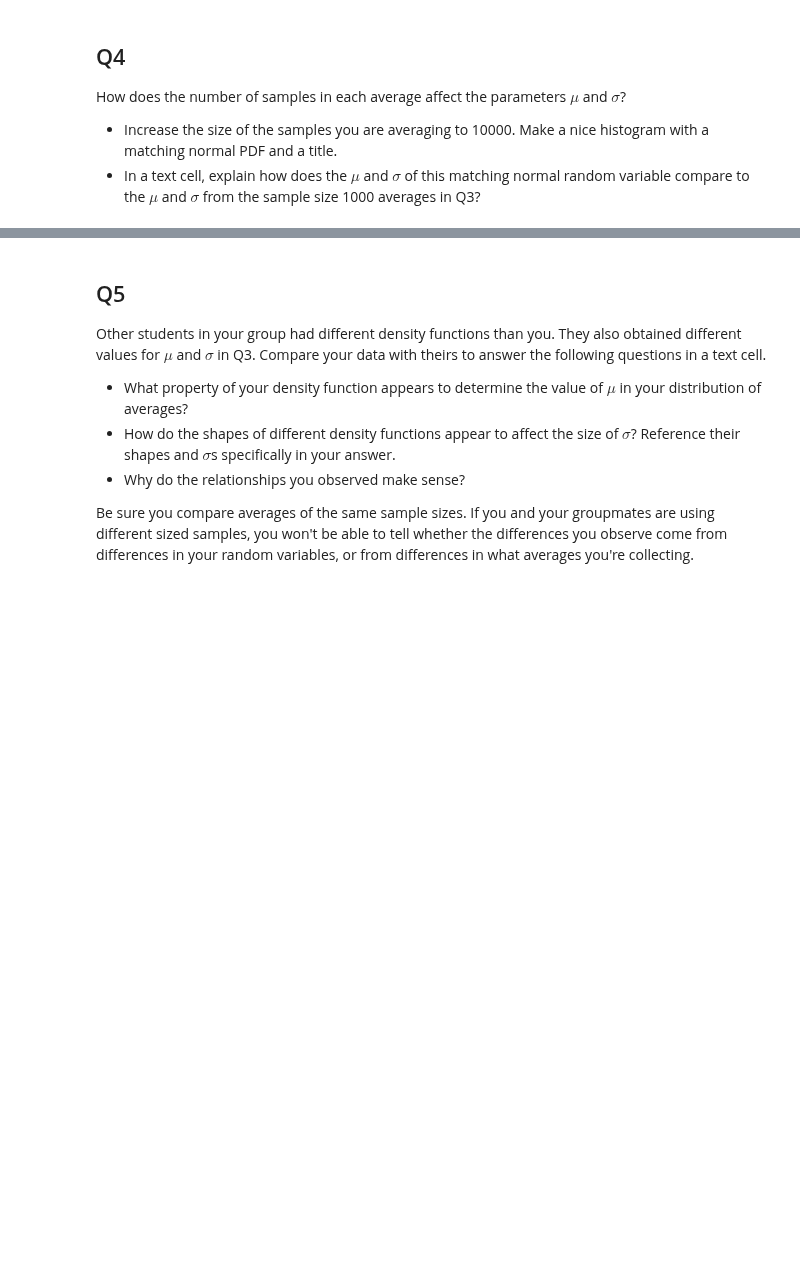
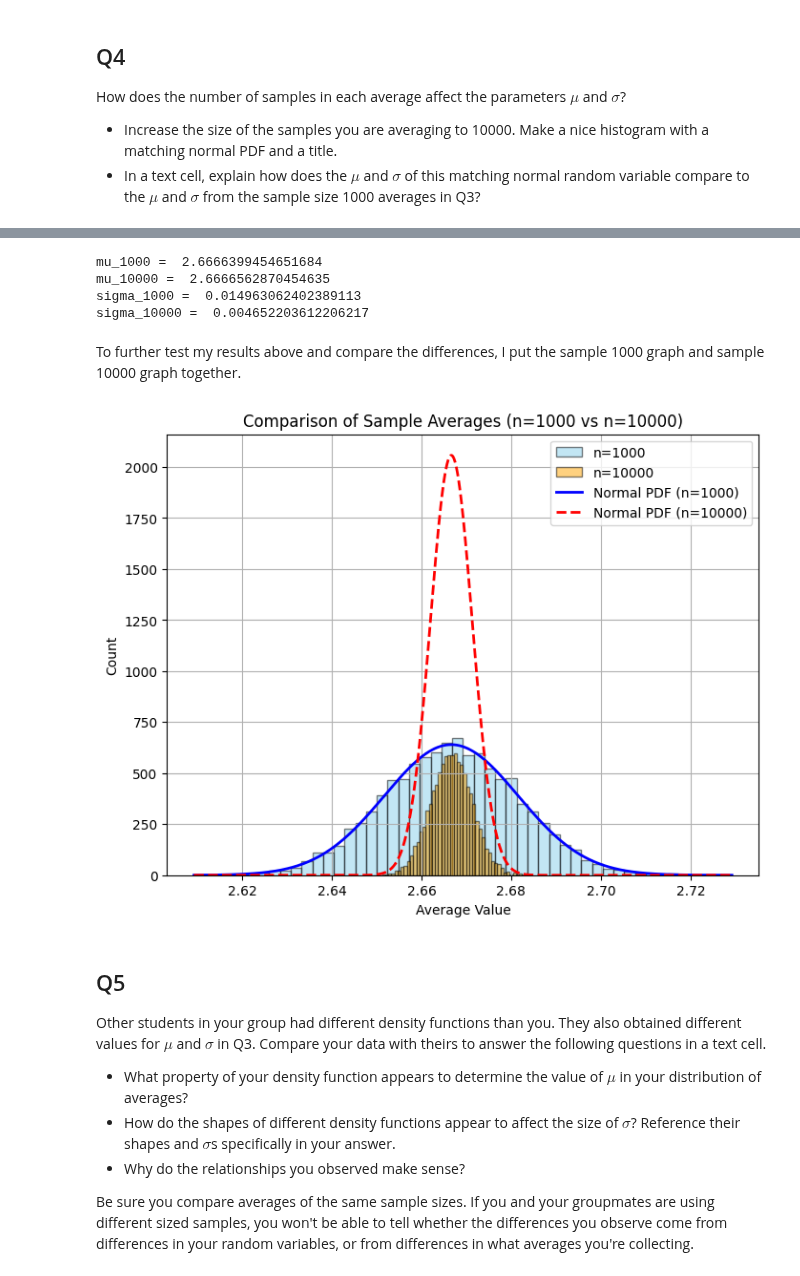
Before and after one commit to heidilyu/Advanced-Calculus-, a Jupyter notebook: Lab_24.ipynb, the cells around one changed output, grey strips where cells are left out. Drawn from its saved outputs; the diff is of its cells as text; code cells hidden in the pictures; blank space fills up the shorter version.

```diff
--- a/Lab_24.ipynb
+++ b/Lab_24.ipynb
@@ -247,3 +257,59 @@ plt.show()
+# %%
+# estimate mu and sigma for both
+mu_1000 = avg_1000.mean()
+sigma_1000 = avg_1000.std()
+
+mu_10000 = avg_10000.mean()
+sigma_10000 = avg_10000.std()
+
+print('mu_1000 = ', mu_1000)
+print('mu_10000 = ', mu_10000)
+
+print('sigma_1000 = ', sigma_1000)
+print('sigma_10000 = ', sigma_10000)
+# %% [output]
+mu_1000 =  2.6666399454651684
+mu_10000 =  2.6666562870454635
+sigma_1000 =  0.014963062402389113
+sigma_10000 =  0.004652203612206217
+# %% [markdown]
+To further test my results above and compare the differences, I put the sample 1000 graph and sample 10000 graph together.
+# %%
+# create x-axis
+xmin = min(avg_1000.min(), avg_10000.min())
+xmax = max(avg_1000.max(), avg_10000.max())
+x_val = np.linspace(xmin, xmax, 1000)
+
+# compute PDF values
+y_1000 = norm.pdf(x_val, loc=mu_1000, scale=sigma_1000)
+y_10000 = norm.pdf(x_val, loc=mu_10000, scale=sigma_10000)
+
+# create a figure
+fig, ax = plt.subplots(figsize=(8, 6))
+
+# plot histograms
+count1, bins1, _ = ax.hist(avg_1000, bins=50, alpha=0.5, edgecolor='black', label='n=1000', color='skyblue')
+count2, bins2, _ = ax.hist(avg_10000, bins=50, alpha=0.5, edgecolor='black', label='n=10000', color='orange')
+
+# scale PDFs seperately
+bin_width = bins1[1] - bins1[0]
+scale_factor_1000 = len(avg_1000) * bin_width
+scale_factor_10000 = len(avg_10000) * bin_width
+
+# plot scaled PDFs
+ax.plot(x_val, y_1000 * scale_factor_1000, color='blue', linewidth=2, label='Normal PDF (n=1000)')
+ax.plot(x_val, y_10000 * scale_factor_10000, color='red', linewidth=2, linestyle='--', label='Normal PDF (n=10000)')
+
+# plot the graph
+ax.set_title('Comparison of Sample Averages (n=1000 vs n=10000)', fontsize=12)
+ax.set_xlabel('Average Value', fontsize=10)
+ax.set_ylabel('Count', fontsize=10)
+ax.legend(loc='upper right')
+ax.grid(True)
+
+plt.show()
+# %% [output]
+[figure, added]
 # %% [markdown]
 ## Q5
 
```
Also changed, not shown: parts of 15 cells of this notebook.
